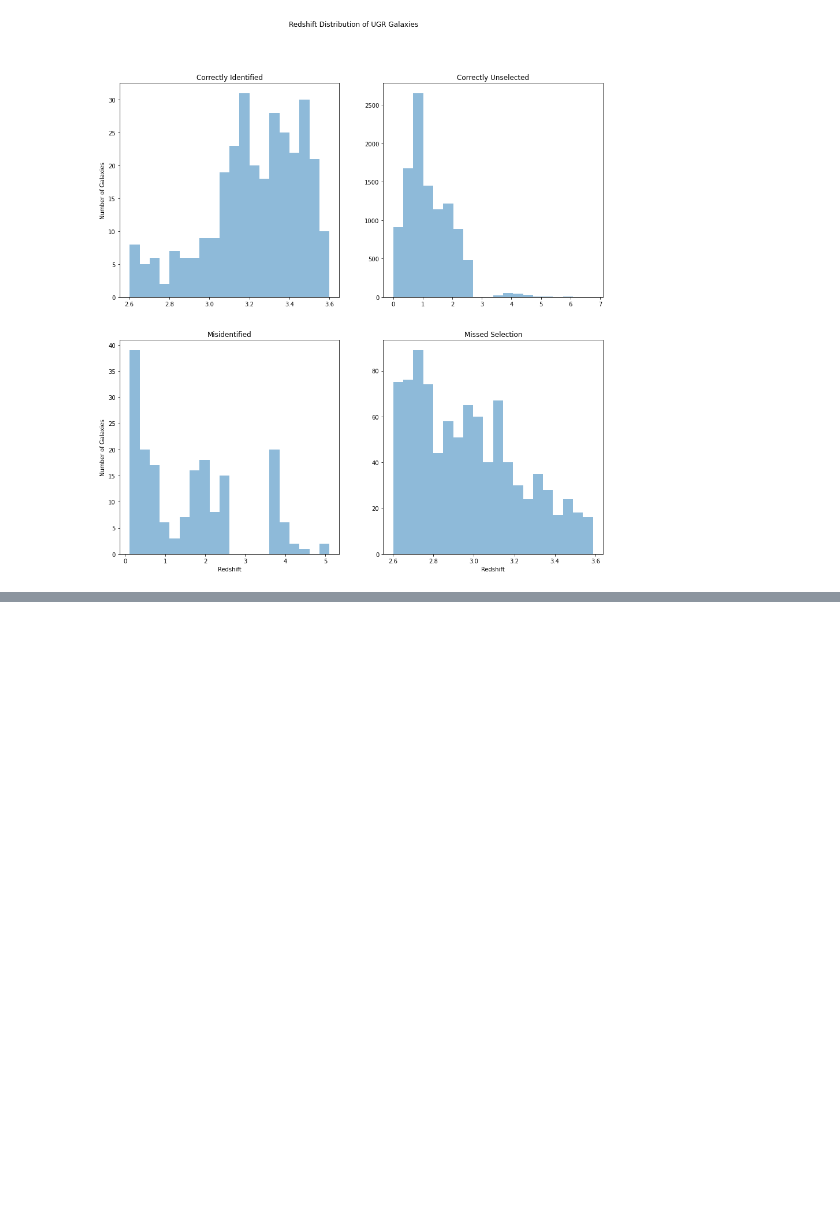
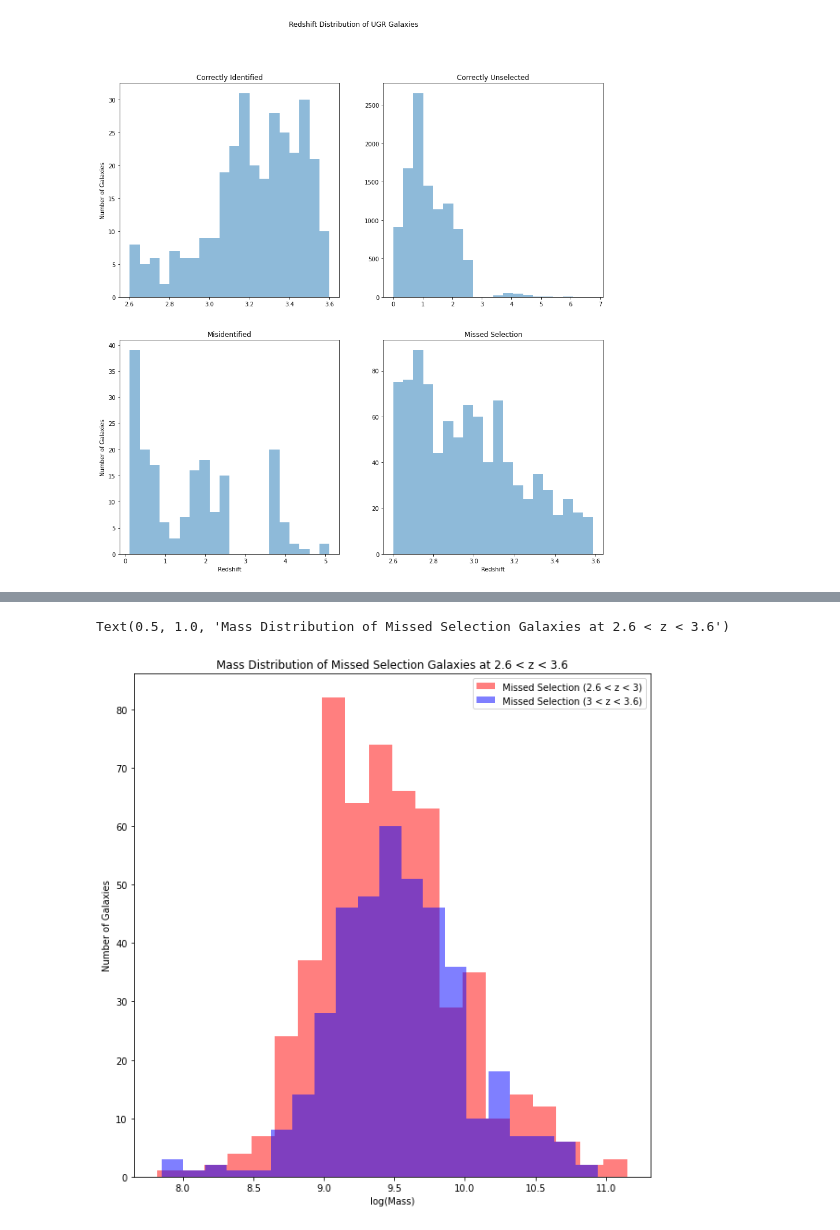
Before and after one commit to mitchellhooymans/LymanBreakActivity, a Jupyter notebook: LymanBreakActivity.ipynb, the cells around one changed output, grey strips where cells are left out. Saved outputs shown, nothing was run; the diff lists cells and outputs as text; code cells hidden in the pictures; blank space fills up the shorter version.

```diff
--- a/LymanBreakActivity.ipynb
+++ b/LymanBreakActivity.ipynb
@@ -462,0 +520,16 @@ for ax in axs[1, :]:
+# %%
+# We can similarly investigate the missed selection category at 2.6 < z < 3.6 - in bins of 2.6 to 3 and 3 to 3.6, noting that there is a lower amount of galaxies in the 3 to 3.6 range
+missed_selection_midz_df = missed_selection_df[(missed_selection_df['z_peak'] > 2.6 ) & (missed_selection_df['z_peak'] < 3)]
+missed_selection_highz_df = missed_selection_df[(missed_selection_df['z_peak'] >= 3 ) & (missed_selection_df['z_peak'] <= 3.6)]
+
+# plot the mass distribution of the missed selection category at 2.6 < z < 3
+plt.figure(figsize=(10, 10))
+plt.hist(missed_selection_midz_df['lmass'], bins=20, alpha=0.5, label='Missed Selection (2.6 < z < 3)', color='r')
+plt.hist(missed_selection_highz_df['lmass'], bins=20, alpha=0.5, label='Missed Selection (3 < z < 3.6)', color='b')
+plt.xlabel('log(Mass)')
+plt.ylabel('Number of Galaxies')
+plt.legend()
+plt.title('Mass Distribution of Missed Selection Galaxies at 2.6 < z < 3.6') # note the slight skew toward lower mass in the 2.6 to 3 range
+# %% [output]
+Text(0.5, 1.0, 'Mass Distribution of Missed Selection Galaxies at 2.6 < z < 3.6')
+[figure, added]
```
Also changed, not shown: parts of 21 cells of this notebook.
